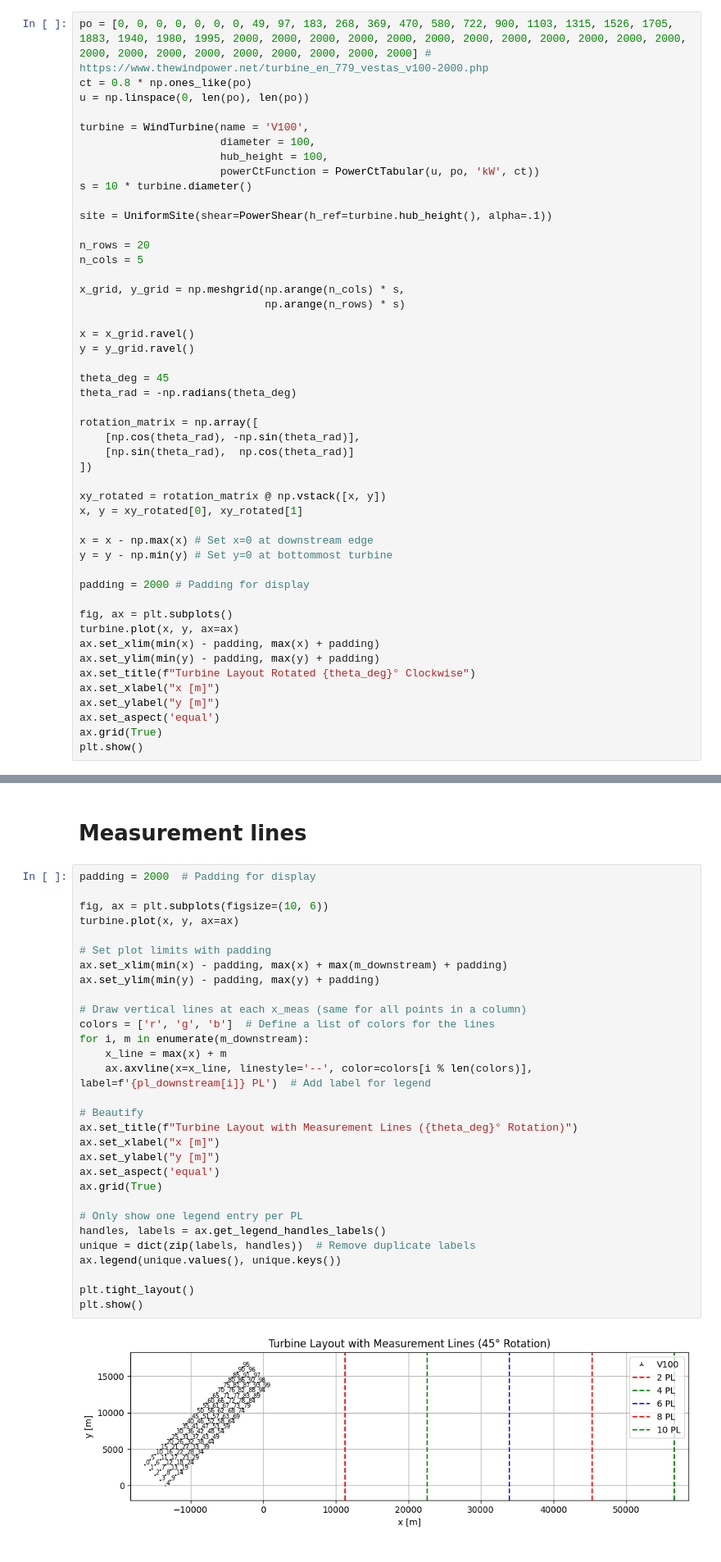
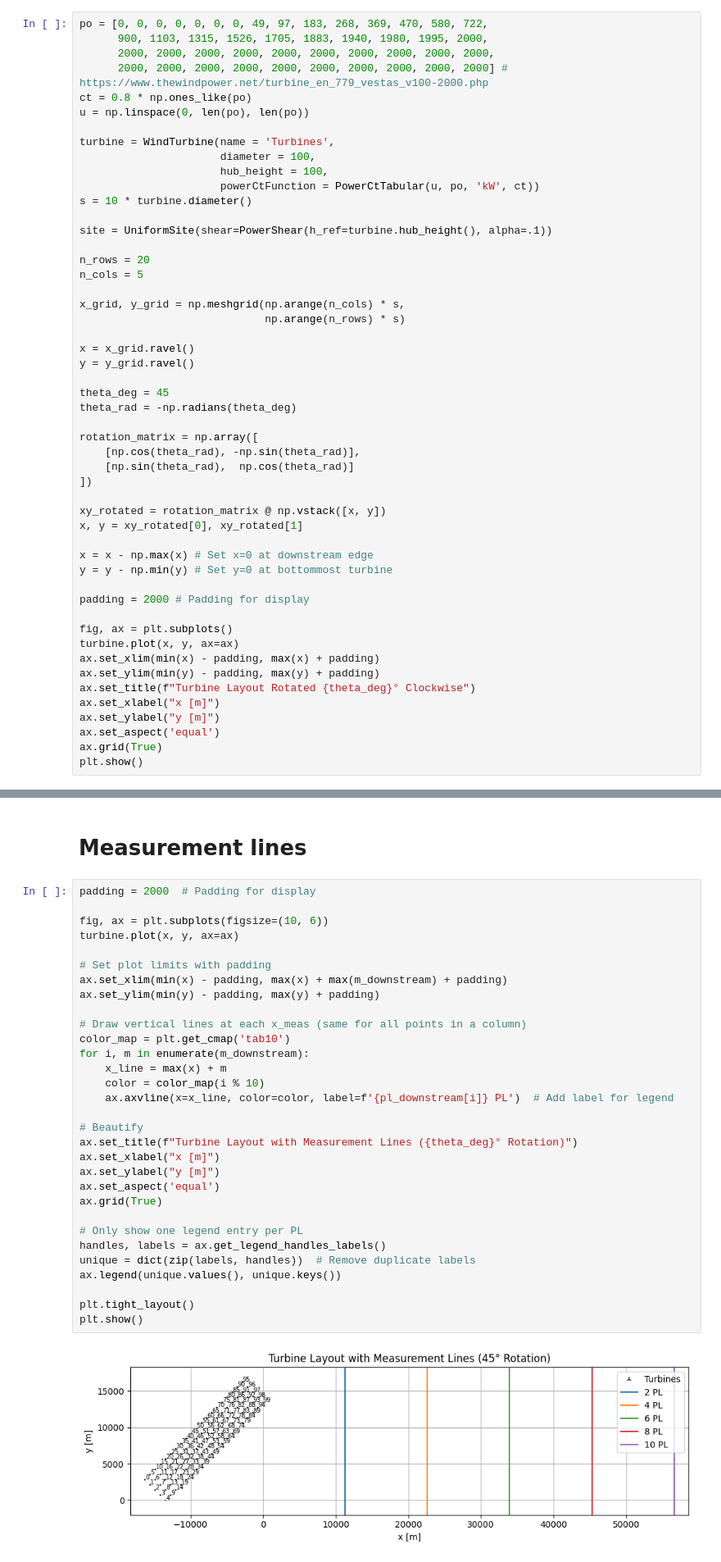
Before and after one commit to marcinsadowy/WTABL, a Jupyter notebook: ArbitraryLayouts/pywake_simple_comparison.ipynb, the cells around one changed output, grey strips where cells are left out. Shown at 82% size. Cells and saved outputs as stored; diff of their text form.

```diff
--- a/ArbitraryLayouts/pywake_simple_comparison.ipynb
+++ b/ArbitraryLayouts/pywake_simple_comparison.ipynb
@@ -23,9 +23,12 @@ from py_wake.superposition_models import LinearSum
 # %%
-po = [0, 0, 0, 0, 0, 0, 0, 49, 97, 183, 268, 369, 470, 580, 722, 900, 1103, 1315, 1526, 1705, 1883, 1940, 1980, 1995, 2000, 2000, 2000, 2000, 2000, 2000, 2000, 2000, 2000, 2000, 2000, 2000, 2000, 2000, 2000, 2000, 2000, 2000, 2000, 2000, 2000] # https://www.thewindpower.net/turbine_en_779_vestas_v100-2000.php
+po = [0, 0, 0, 0, 0, 0, 0, 49, 97, 183, 268, 369, 470, 580, 722,
+      900, 1103, 1315, 1526, 1705, 1883, 1940, 1980, 1995, 2000,
+      2000, 2000, 2000, 2000, 2000, 2000, 2000, 2000, 2000, 2000,
+      2000, 2000, 2000, 2000, 2000, 2000, 2000, 2000, 2000, 2000] # https://www.thewindpower.net/turbine_en_779_vestas_v100-2000.php
 ct = 0.8 * np.ones_like(po)
 u = np.linspace(0, len(po), len(po))
 
-turbine = WindTurbine(name = 'V100',
+turbine = WindTurbine(name = 'Turbines',
                       diameter = 100,
                       hub_height = 100,
                       powerCtFunction = PowerCtTabular(u, po, 'kW', ct))
@@ -133,35 +136,36 @@ plt.show()
 # %%
 padding = 2000  # Padding for display
 
 fig, ax = plt.subplots(figsize=(10, 6))
 turbine.plot(x, y, ax=ax)
 
 # Set plot limits with padding
 ax.set_xlim(min(x) - padding, max(x) + max(m_downstream) + padding)
 ax.set_ylim(min(y) - padding, max(y) + padding)
 
 # Draw vertical lines at each x_meas (same for all points in a column)
-colors = ['r', 'g', 'b']  # Define a list of colors for the lines
+color_map = plt.get_cmap('tab10')
 for i, m in enumerate(m_downstream):
     x_line = max(x) + m
-    ax.axvline(x=x_line, linestyle='--', color=colors[i % len(colors)], label=f'{pl_downstream[i]} PL')  # Add label for legend
+    color = color_map(i % 10)
+    ax.axvline(x=x_line, color=color, label=f'{pl_downstream[i]} PL')  # Add label for legend
 
 # Beautify
 ax.set_title(f"Turbine Layout with Measurement Lines ({theta_deg}° Rotation)")
 ax.set_xlabel("x [m]")
 ax.set_ylabel("y [m]")
 ax.set_aspect('equal')
 ax.grid(True)
 
 # Only show one legend entry per PL
 handles, labels = ax.get_legend_handles_labels()
 unique = dict(zip(labels, handles))  # Remove duplicate labels
 ax.legend(unique.values(), unique.keys())
 
 plt.tight_layout()
 plt.show()
 # %% [output]
-[figure, old version]
+[figure, new version]
 # %% [markdown]
 # Load validation data from TDM
 # %%
```
Also changed, not shown: parts of 2 cells of this notebook.
